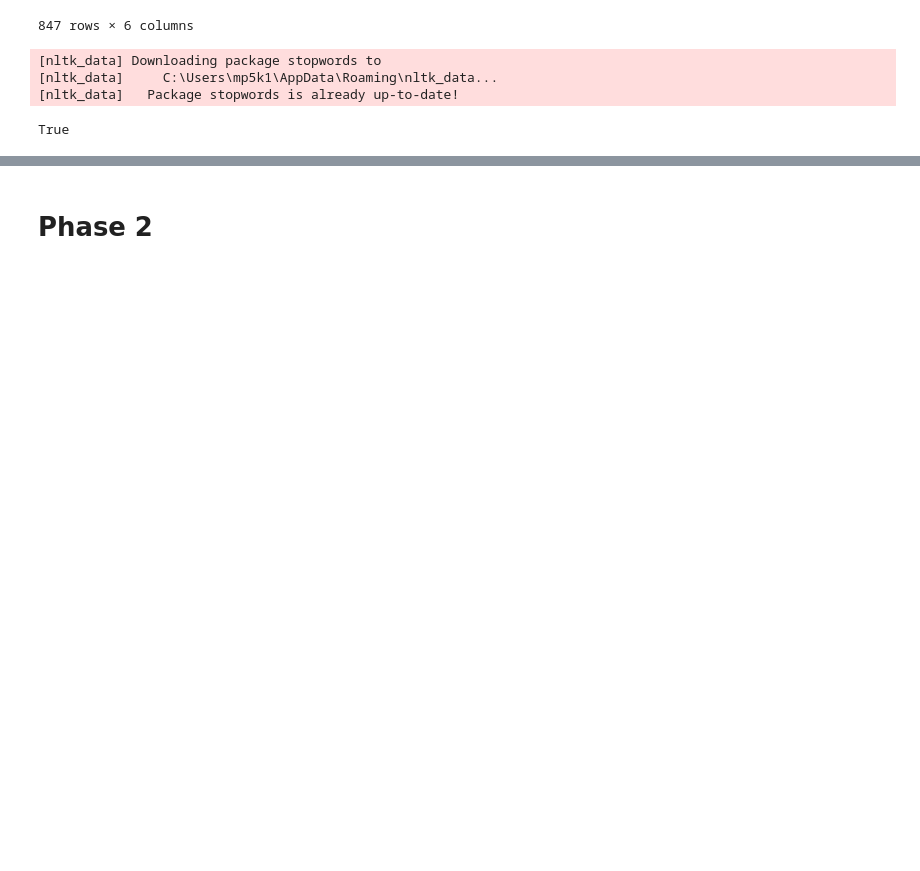
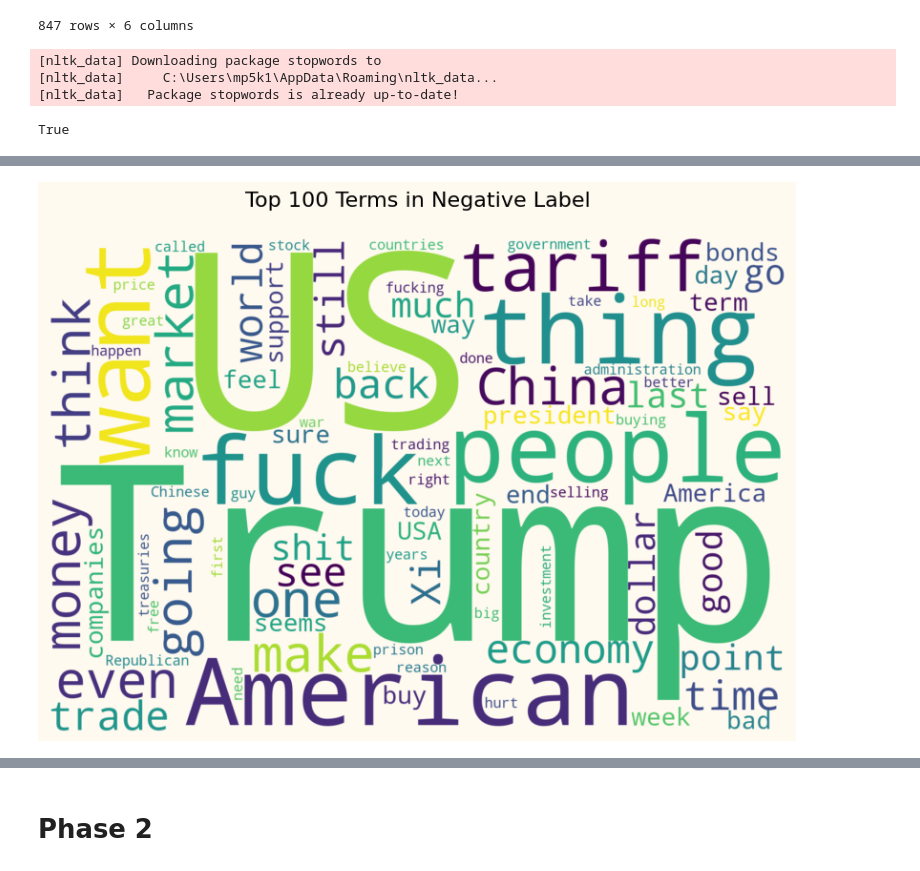
Before and after one commit to PinguNootNoot/DM2025-Lab1, a Jupyter notebook: DM2025-Lab1-Homework.ipynb, the cells around one changed output, grey strips where cells are left out. Cells and saved outputs as stored; diff of their text form; code cells hidden in the pictures; blank space fills up the shorter version.

```diff
--- a/DM2025-Lab1-Homework.ipynb
+++ b/DM2025-Lab1-Homework.ipynb
@@ -204,22 +218,34 @@ piefig.show()
 # %%
 # Analysis attempt on the negative words
 neg_frequency = pd.Series(neg).value_counts()
-linefig = go.Figure(go.Bar(x=neg_frequency.index,
-                           y=neg_frequency.to_list(),
-                           width=0.8,
+linefig = go.Figure(go.Bar(x=neg_frequency[:400].index,
+                           y=neg_frequency[:400].to_list(),
+                           width=0.7,
                            marker=dict(color='tomato')))
 
-linefig.update_layout(yaxis_title='frequency')
+linefig.update_layout(title=dict(text='[Negative Label] 400 Most Frequently Used Terms', x=0.5, font=dict(size=20)),
+                      yaxis_title='frequency')
 linefig.show()
 
 # Top 20 words appeared in the negative data
 piefig = go.Figure(go.Pie(values=neg_frequency[:20].to_list(),
                           labels=neg_frequency[:20].index))
 
-piefig.update_layout(width=700)
+piefig.update_layout(width=600, title='Top 20 Terms in Negative Label', title_x=0.5)
 piefig.update_traces(hoverinfo='label+value', textinfo='percent', textfont_size=14,
                      marker=dict(line=dict(color='black', width=0.5)))
 piefig.show()
+
+# Show top 100 negative words using Wordcloud
+cloud_text = ' '.join(w for w in neg_frequency[:100].index.to_list())
+neg_cloud = WordCloud(width=1500, height=1000, background_color='floralwhite').generate(cloud_text)
+plt.figure(figsize=(10,8), facecolor='floralwhite')
+plt.imshow(neg_cloud, interpolation='bilinear')
+plt.axis('off')
+plt.title('Top 100 Terms in Negative Label', y=1.05, fontsize=16)
+plt.show()
+# %% [output]
+[figure, added]
 # %%
 # Analysis attempt on the neutral words
 neu_frequency = pd.Series(neu).value_counts()
```
Also changed, not shown: parts of 7 cells of this notebook, 2 other files.
